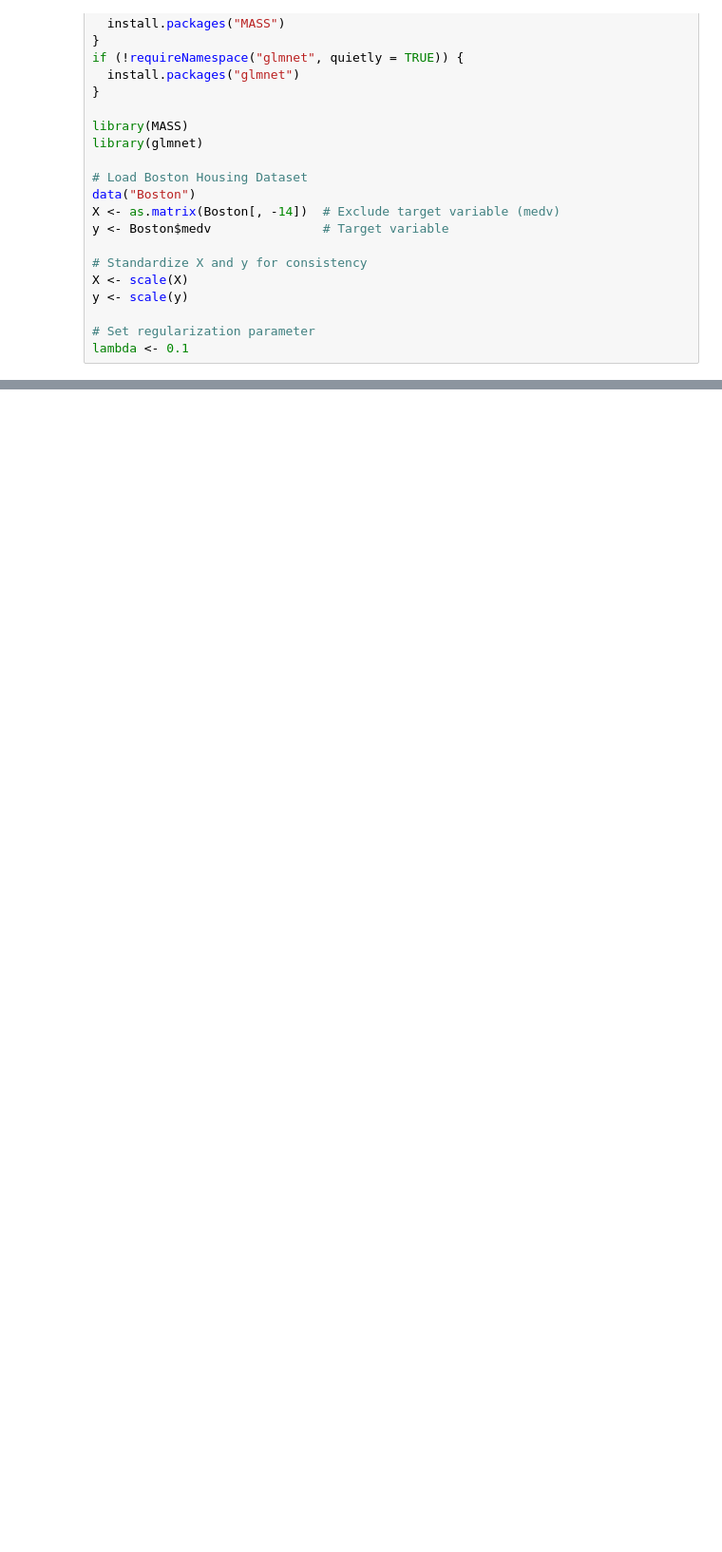
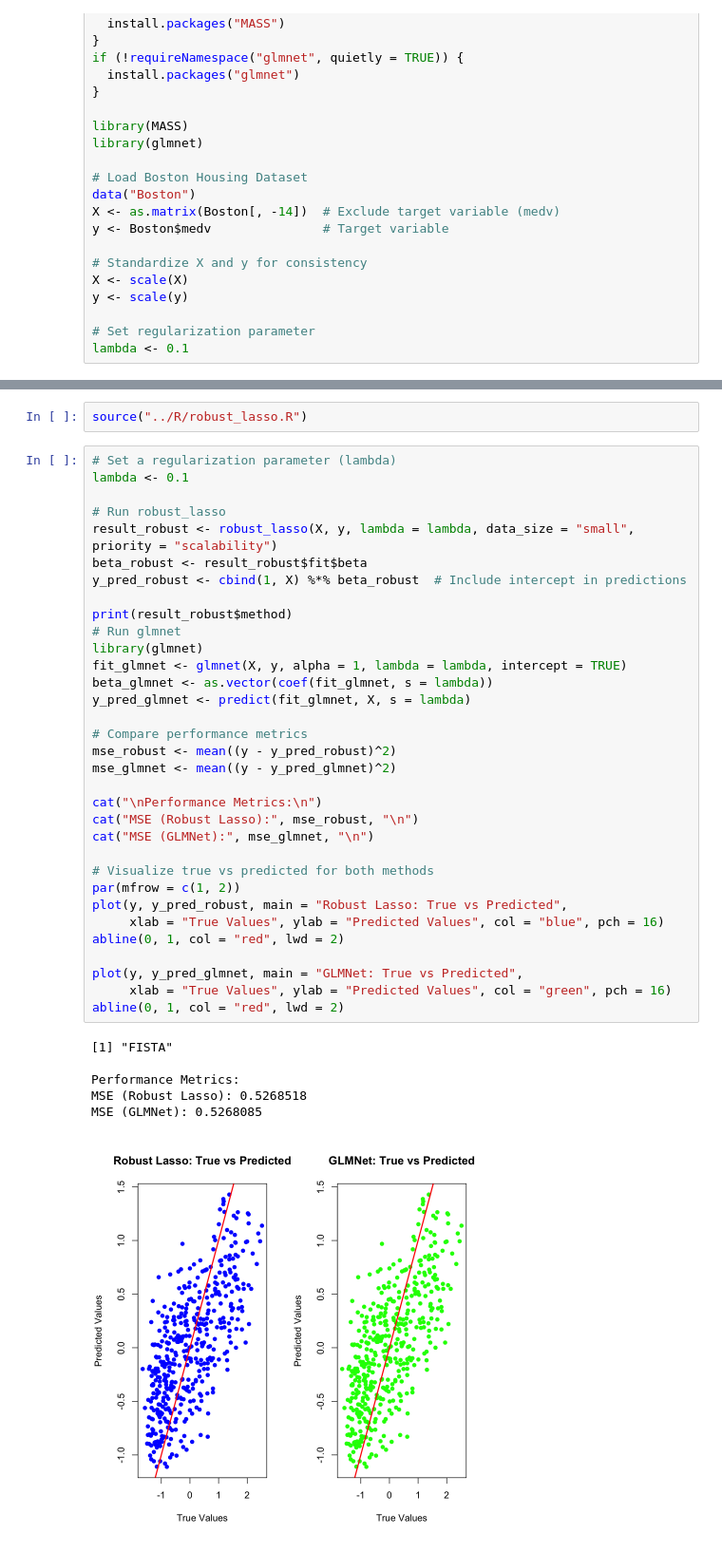
Before and after one commit to eawerner306/biostat615_project, a Jupyter notebook: lassosolve615/dev_test/test_robust_lasso.ipynb, the cells around one changed output, grey strips where cells are left out. Shown at 95% size. Saved outputs shown, nothing was run; the diff lists cells and outputs as text; blank space fills up the shorter version.

```diff
--- a/lassosolve615/dev_test/test_robust_lasso.ipynb
+++ b/lassosolve615/dev_test/test_robust_lasso.ipynb
@@ -406,0 +414,42 @@ print(result_robust$method)
+# %%
+source("../R/robust_lasso.R")
+# %%
+# Set a regularization parameter (lambda)
+lambda <- 0.1
+
+# Run robust_lasso
+result_robust <- robust_lasso(X, y, lambda = lambda, data_size = "small", priority = "scalability")
+beta_robust <- result_robust$fit$beta
+y_pred_robust <- cbind(1, X) %*% beta_robust  # Include intercept in predictions
+
+print(result_robust$method)
+# Run glmnet
+library(glmnet)
+fit_glmnet <- glmnet(X, y, alpha = 1, lambda = lambda, intercept = TRUE)
+beta_glmnet <- as.vector(coef(fit_glmnet, s = lambda))
+y_pred_glmnet <- predict(fit_glmnet, X, s = lambda)
+
+# Compare performance metrics
+mse_robust <- mean((y - y_pred_robust)^2)
+mse_glmnet <- mean((y - y_pred_glmnet)^2)
+
+cat("\nPerformance Metrics:\n")
+cat("MSE (Robust Lasso):", mse_robust, "\n")
+cat("MSE (GLMNet):", mse_glmnet, "\n")
+
+# Visualize true vs predicted for both methods
+par(mfrow = c(1, 2))
+plot(y, y_pred_robust, main = "Robust Lasso: True vs Predicted",
+     xlab = "True Values", ylab = "Predicted Values", col = "blue", pch = 16)
+abline(0, 1, col = "red", lwd = 2)
+
+plot(y, y_pred_glmnet, main = "GLMNet: True vs Predicted",
+     xlab = "True Values", ylab = "Predicted Values", col = "green", pch = 16)
+abline(0, 1, col = "red", lwd = 2)
+# %% [output]
+[1] "FISTA"
+
+Performance Metrics:
+MSE (Robust Lasso): 0.5268518
+MSE (GLMNet): 0.5268085
+[figure, added]
```
Also changed, not shown: parts of 11 cells of this notebook, 2 other files.
